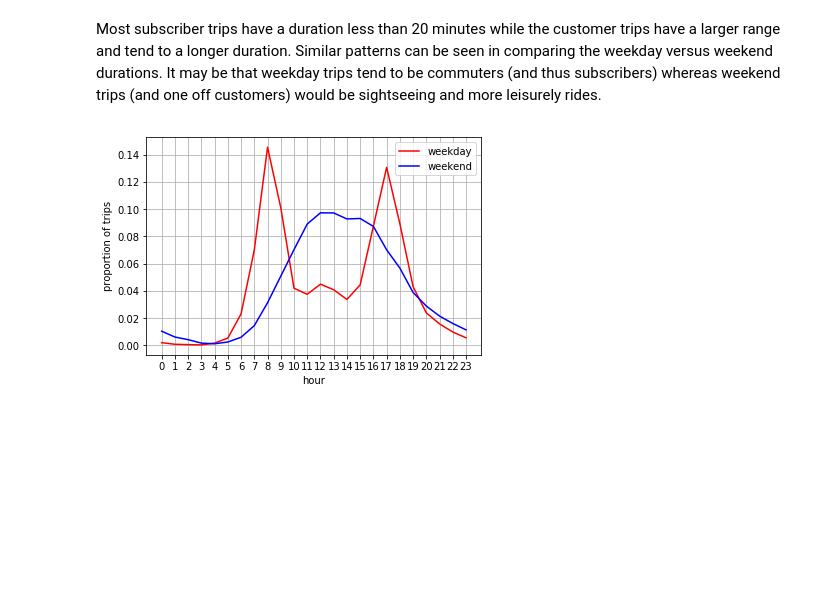
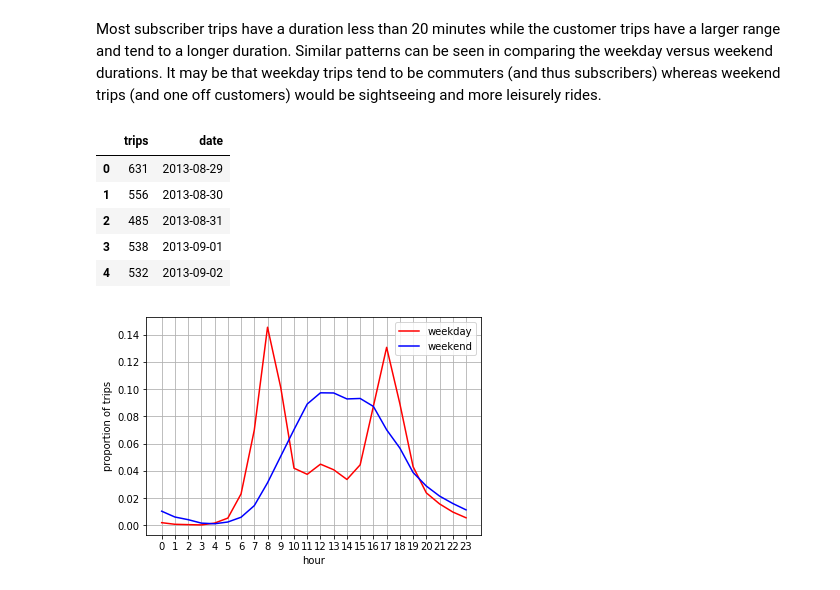
Before and after one commit to jslaga/SpringboardDSC, a Jupyter notebook: Capstone1/Capstone.ipynb, the cells around one changed output. Saved outputs shown, nothing was run; the diff lists cells and outputs as text; code cells hidden in the pictures; blank space fills up the shorter version.

```diff
--- a/Capstone1/Capstone.ipynb
+++ b/Capstone1/Capstone.ipynb
@@ -296,6 +284,32 @@ sb.violinplot(x='DOW', y='duration', data=sf_trips_clean, palette="muted", showf
 [figure]
 # %% [markdown]
 Most subscriber trips have a duration less than 20 minutes while the customer trips have a larger range and tend to a longer duration. Similar patterns can be seen in comparing the weekday versus weekend durations. It may be that weekday trips tend to be commuters (and thus subscribers) whereas weekend trips (and one off customers) would be sightseeing and more leisurely rides.
+# %%
+# Extract the year, month, and day from start_date
+sf_trips_clean['date'] = sf_trips_clean.start_date.dt.date
+
+# Finding total number of times a date is listed: trips_per_date_df
+trips_per_date = {}
+for d in sf_trips_clean.date:
+    if d not in trips_per_date:
+        trips_per_date[d] = 1
+    else:
+        trips_per_date[d] += 1
+
+trips_per_date_df = pd.DataFrame.from_dict(trips_per_date, orient = "index", columns=['trips'])
+
+trips_per_date_df['date'] = trips_per_date_df.index
+trips_per_date_df = trips_per_date_df.sort_values('date')
+trips_per_date_df.reset_index(drop=True, inplace=True)
+
+trips_per_date_df.head()
+# %% [output]
+|  | trips | date |
+| 0 | 631 | 2013-08-29 |
+| 1 | 556 | 2013-08-30 |
+| 2 | 485 | 2013-08-31 |
+| 3 | 538 | 2013-09-01 |
+| 4 | 532 | 2013-09-02 |
 # %%
 # Compare counts of trips per hour weekday vs weekend
 # As most trips are weekday trips, we examine proportional numbers
```
Also changed, not shown: parts of 28 cells of this notebook.
